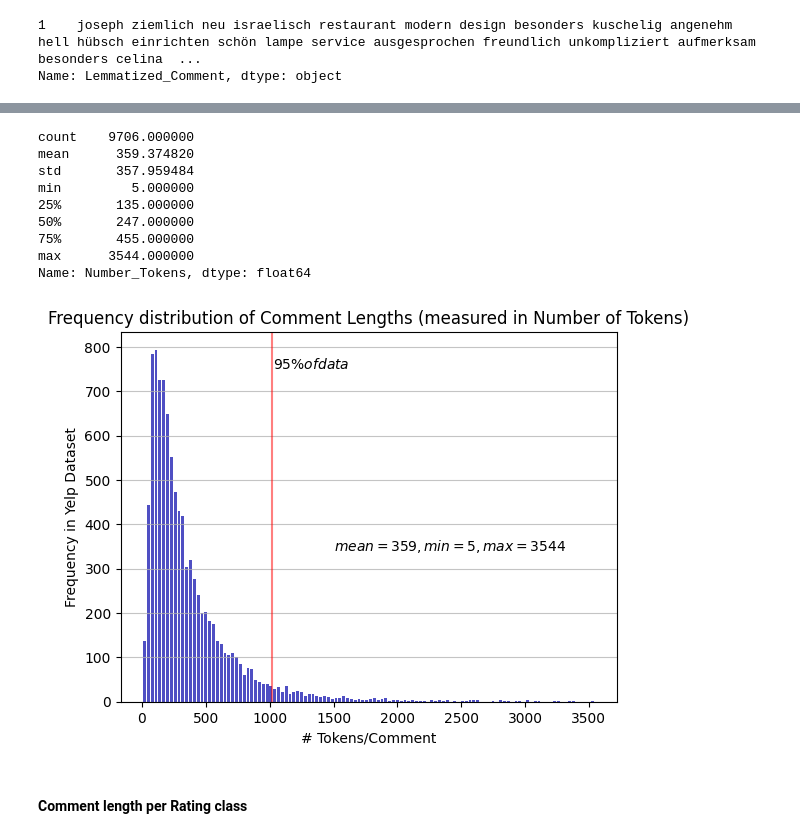
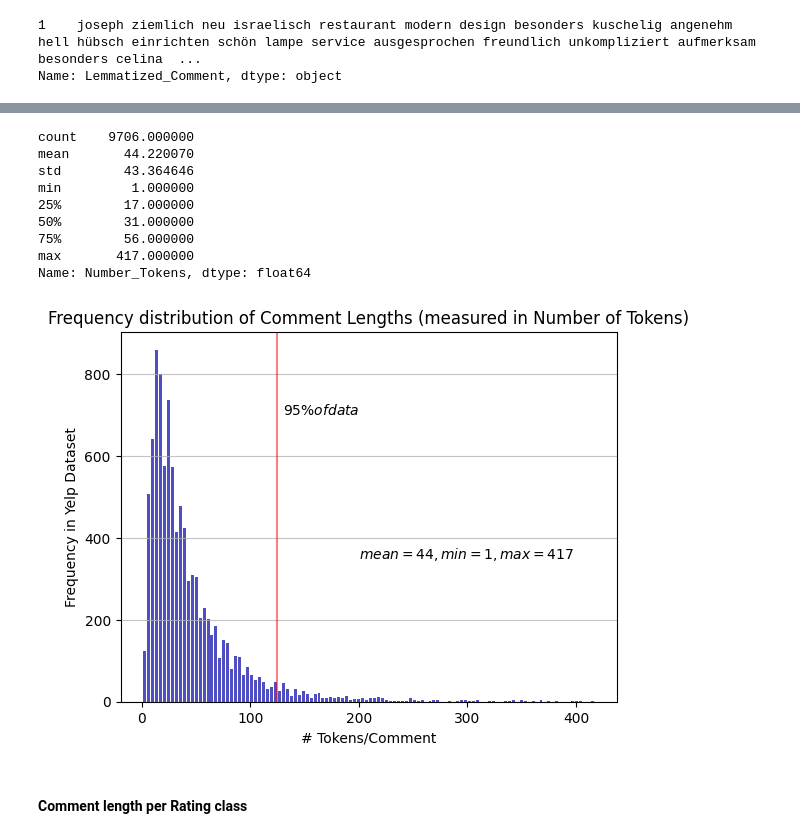
Before and after one commit to anagarlau/yelp-rating-predictor, a Jupyter notebook: 2_text_preprocessing/Data_Cleaning.ipynb, the cells around one changed output, grey strips where cells are left out. Saved outputs shown, nothing was run; the diff lists cells and outputs as text; code cells hidden in the pictures.

```diff
--- a/2_text_preprocessing/Data_Cleaning.ipynb
+++ b/2_text_preprocessing/Data_Cleaning.ipynb
@@ -251,7 +269,8 @@ import numpy as np
 # Count number of tokens per Comment
 yelp = pd.read_csv('cleaned_data_yelp.csv')
 def compute_length(text):
-    length_in_tokens = len(text)
+    tokens = nltk.word_tokenize(text)
+    length_in_tokens = len(tokens)
     return length_in_tokens
 yelp['Number_Tokens']= yelp['Tokenized_Comment'].apply(lambda x: compute_length(x))
 
@@ -266,33 +285,33 @@ yelp5 =pd.DataFrame(yelp[yelp.Rating==5])
 yelp['Number_Tokens'].describe()
 # %% [output]
 count    9706.000000
-mean      359.374820
-std       357.959484
-min         5.000000
-25%       135.000000
-50%       247.000000
-75%       455.000000
-max      3544.000000
+mean       44.220070
+std        43.364646
+min         1.000000
+25%        17.000000
+50%        31.000000
+75%        56.000000
+max       417.000000
 Name: Number_Tokens, dtype: float64
 # %%
 import matplotlib.pyplot as plt
 
 ## Create Plot
 n, bins, patches = plt.hist(x=yelp.Number_Tokens, bins='auto', color='#0504aa',alpha=0.7, rwidth=0.75)
 
 plt.grid(axis='y', alpha=0.75)
 plt.xlabel('# Tokens/Comment')
 
 q95= yelp['Number_Tokens'].quantile(q=0.95)
 plt.axvline(q95, color='red',alpha=0.5)
-plt.text(q95+5, 750, r'$95 \% of data$')
+plt.text(q95+5, 700, r'$95 \% of data$')
 
 plt.ylabel('Frequency in Yelp Dataset')
 plt.title('Frequency distribution of Comment Lengths (measured in Number of Tokens)')
-plt.text(1500, 340, r'$mean=359, min=5, max=3544$')
+plt.text(200, 350, r'$mean=44, min=1, max=417$')
 maxfreq = n.max()
 # Set a clean upper y-axis limit.
 # %% [output]
-[figure, old version]
+[figure, new version]
 # %% [markdown]
 #### Comment length per Rating class
```
Also changed, not shown: parts of 16 cells of this notebook.
